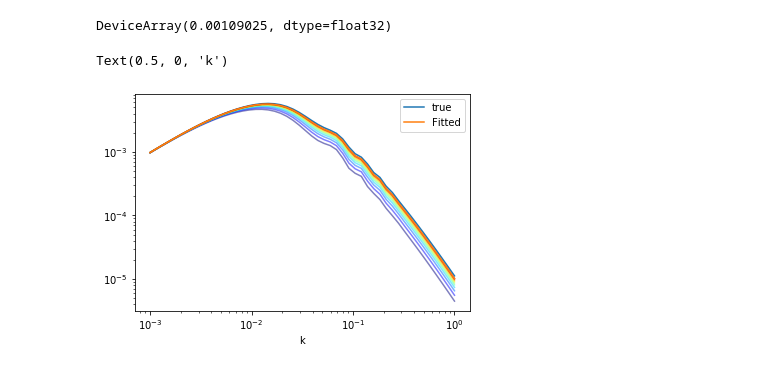
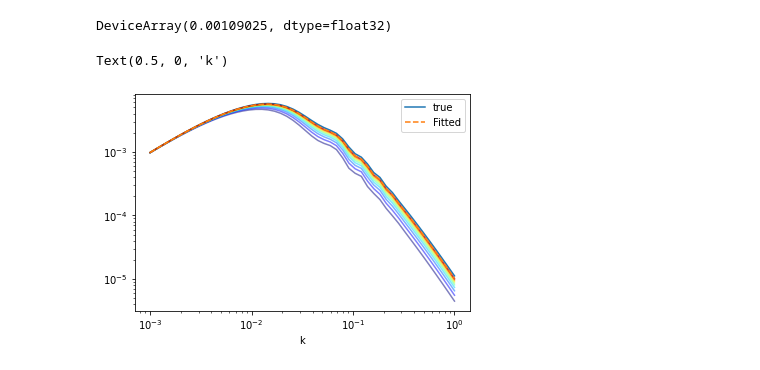
Before and after one commit to DifferentiableUniverseInitiative/jax_cosmo, a Jupyter notebook: notebooks/Cosmology.ipynb, the cells around one changed output. Drawn from its saved outputs; the diff is of its cells as text; code cells hidden in the pictures.

```diff
--- a/notebooks/Cosmology.ipynb
+++ b/notebooks/Cosmology.ipynb
@@ -60,13 +71,13 @@ pkrec = cosmo.pk_prim(k) *  t**2
 # %%
 import matplotlib.pylab as plt
 colors = plt.cm.jet(np.linspace(0,1,10))
 
 loglog(k, pk, label='true')
 for i,v in enumerate(pks):
     loglog(k, v.primal, color=colors[i],alpha=0.5)
-loglog(k, pkrec.primal, label='Fitted')
+loglog(k, pkrec.primal, '--', label='Fitted')
 legend()
 xlabel('k')
 # %% [output]
 Text(0.5, 0, 'k')
-[figure, old version]
+[figure, new version]
```
Also changed, not shown: parts of 3 cells of this notebook.
